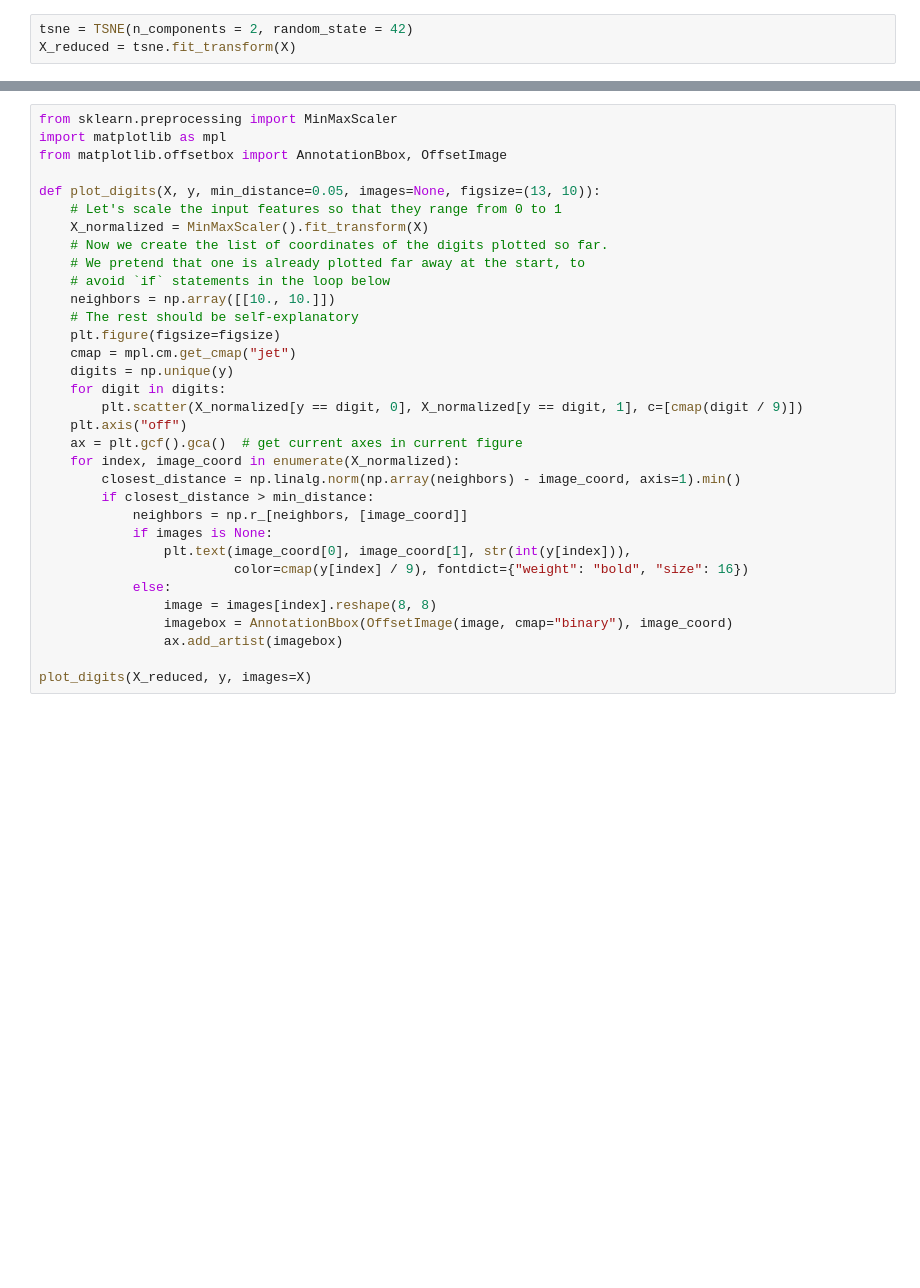
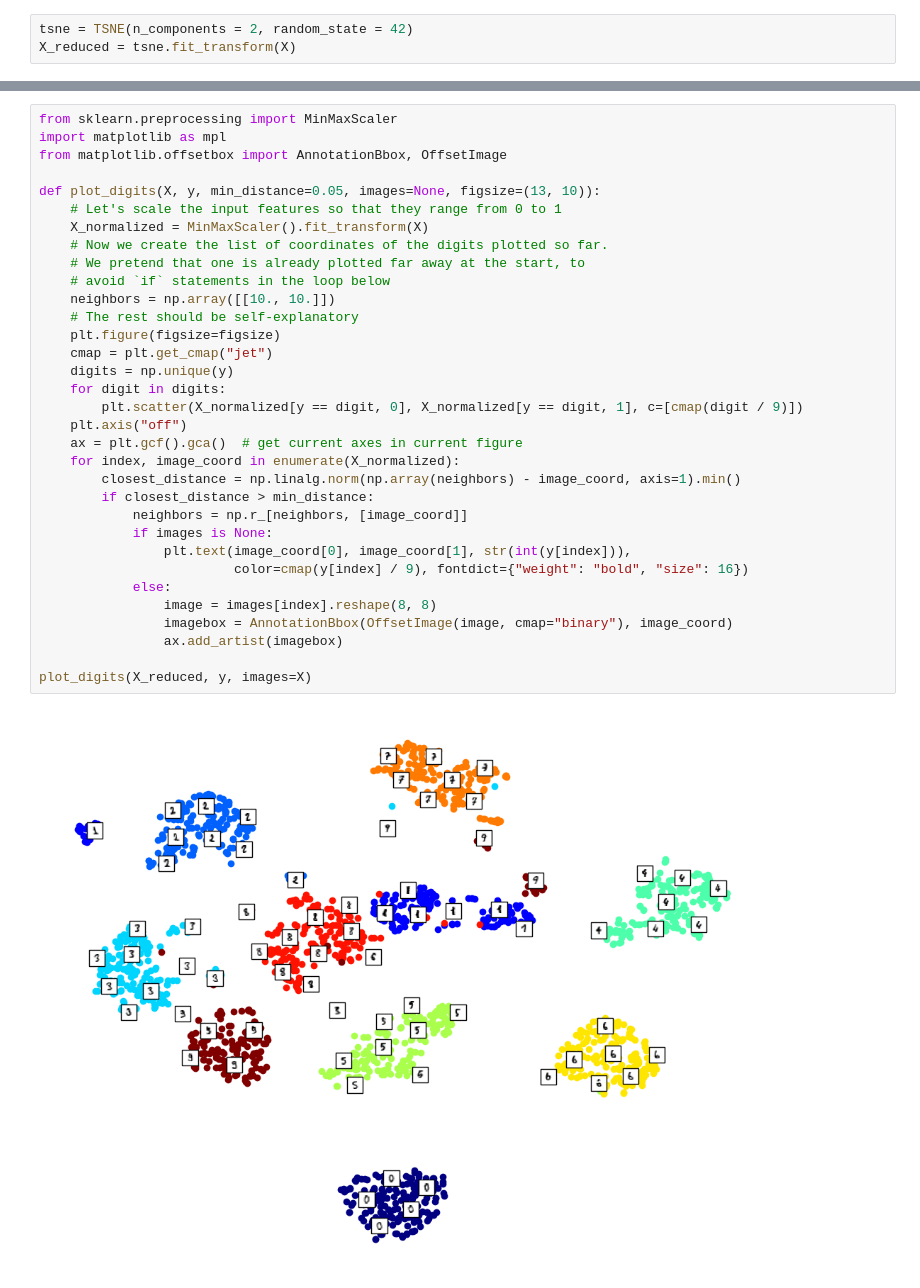
Before and after one commit to hdrbv/machine_learning_msu, a Jupyter notebook: 2026-fall/week_9/seminar_HB/9_code.ipynb, the cells around one changed output, grey strips where cells are left out. Drawn from its saved outputs; the diff is of its cells as text; blank space fills up the shorter version.

```diff
--- a/2026-fall/week_9/seminar_HB/9_code.ipynb
+++ b/2026-fall/week_9/seminar_HB/9_code.ipynb
@@ -486,31 +517,33 @@ from sklearn.preprocessing import MinMaxScaler
 import matplotlib as mpl
 from matplotlib.offsetbox import AnnotationBbox, OffsetImage
 
 def plot_digits(X, y, min_distance=0.05, images=None, figsize=(13, 10)):
     # Let's scale the input features so that they range from 0 to 1
     X_normalized = MinMaxScaler().fit_transform(X)
     # Now we create the list of coordinates of the digits plotted so far.
     # We pretend that one is already plotted far away at the start, to
     # avoid `if` statements in the loop below
     neighbors = np.array([[10., 10.]])
     # The rest should be self-explanatory
     plt.figure(figsize=figsize)
-    cmap = mpl.cm.get_cmap("jet")
+    cmap = plt.get_cmap("jet")
     digits = np.unique(y)
     for digit in digits:
         plt.scatter(X_normalized[y == digit, 0], X_normalized[y == digit, 1], c=[cmap(digit / 9)])
     plt.axis("off")
     ax = plt.gcf().gca()  # get current axes in current figure
     for index, image_coord in enumerate(X_normalized):
         closest_distance = np.linalg.norm(np.array(neighbors) - image_coord, axis=1).min()
         if closest_distance > min_distance:
             neighbors = np.r_[neighbors, [image_coord]]
             if images is None:
                 plt.text(image_coord[0], image_coord[1], str(int(y[index])),
                          color=cmap(y[index] / 9), fontdict={"weight": "bold", "size": 16})
             else:
                 image = images[index].reshape(8, 8)
                 imagebox = AnnotationBbox(OffsetImage(image, cmap="binary"), image_coord)
                 ax.add_artist(imagebox)
 
 plot_digits(X_reduced, y, images=X)
+# %% [output]
+[figure, added]
```
Also changed, not shown: parts of 16 cells of this notebook, 5 other files.
